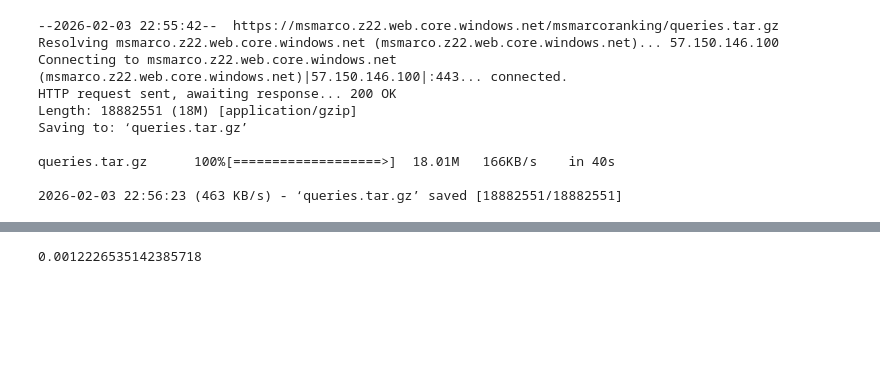
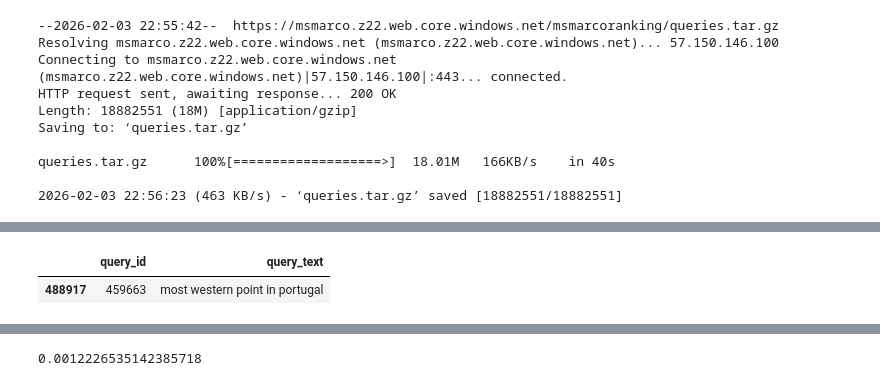
Before and after one commit to ilyankou/ms-marco-geospatial, a Jupyter notebook: 0-ProcessData.ipynb, the cells around one changed output, grey strips where cells are left out. Saved outputs shown, nothing was run; the diff lists cells and outputs as text; code cells hidden in the pictures; blank space fills up the shorter version.

```diff
--- a/0-ProcessData.ipynb
+++ b/0-ProcessData.ipynb
@@ -38,3 +38,8 @@ Wall time: 542 ms
+# %%
+queries.query('query_text == "most western point in portugal"')
+# %% [output]
+|  | query_id | query_text |
+| 488917 | 459663 | most western point in portugal |
 # %%
 queries.query_text.sample(20).tolist()
 # %% [output]
```
Also changed, not shown: parts of 2 cells of this notebook, 4 other files.
